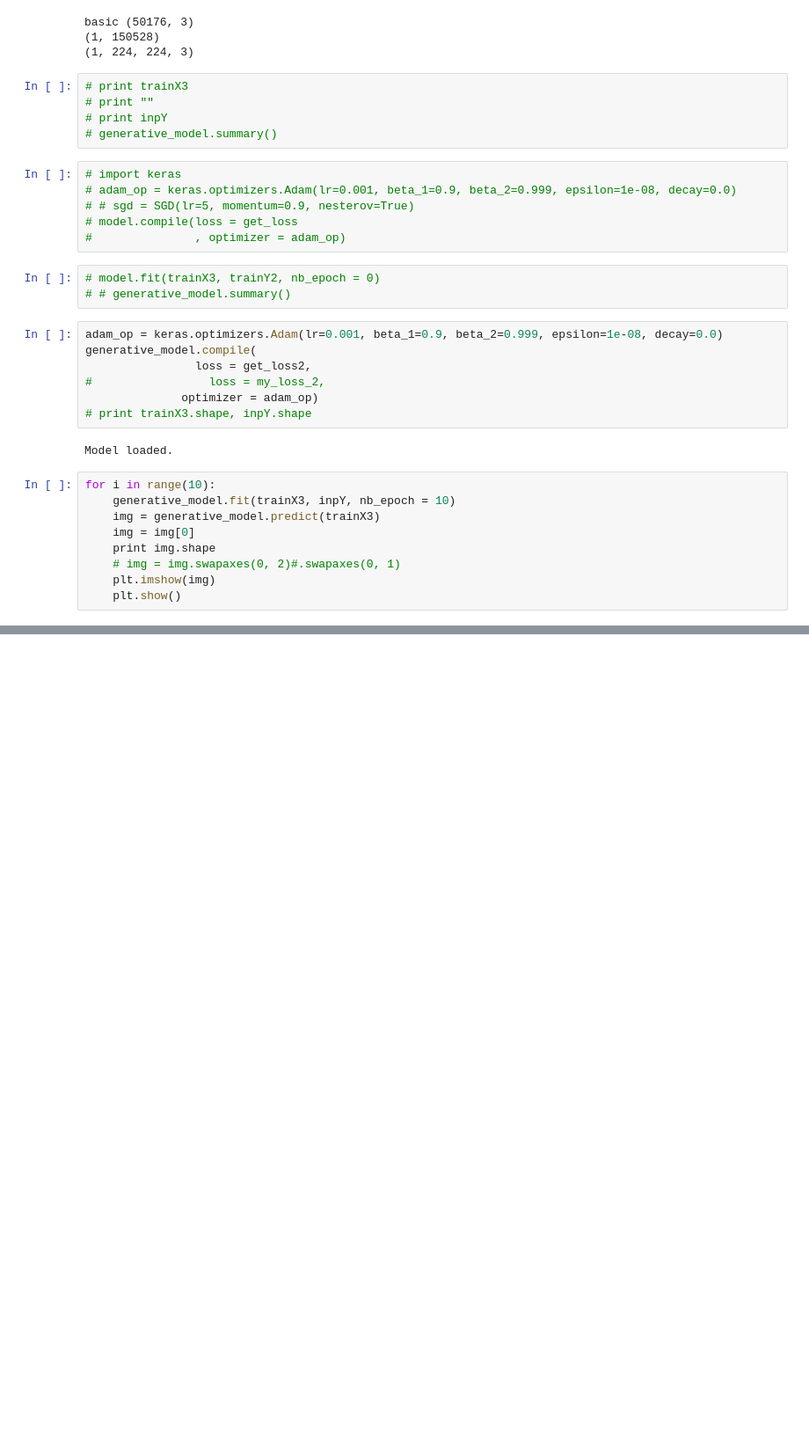
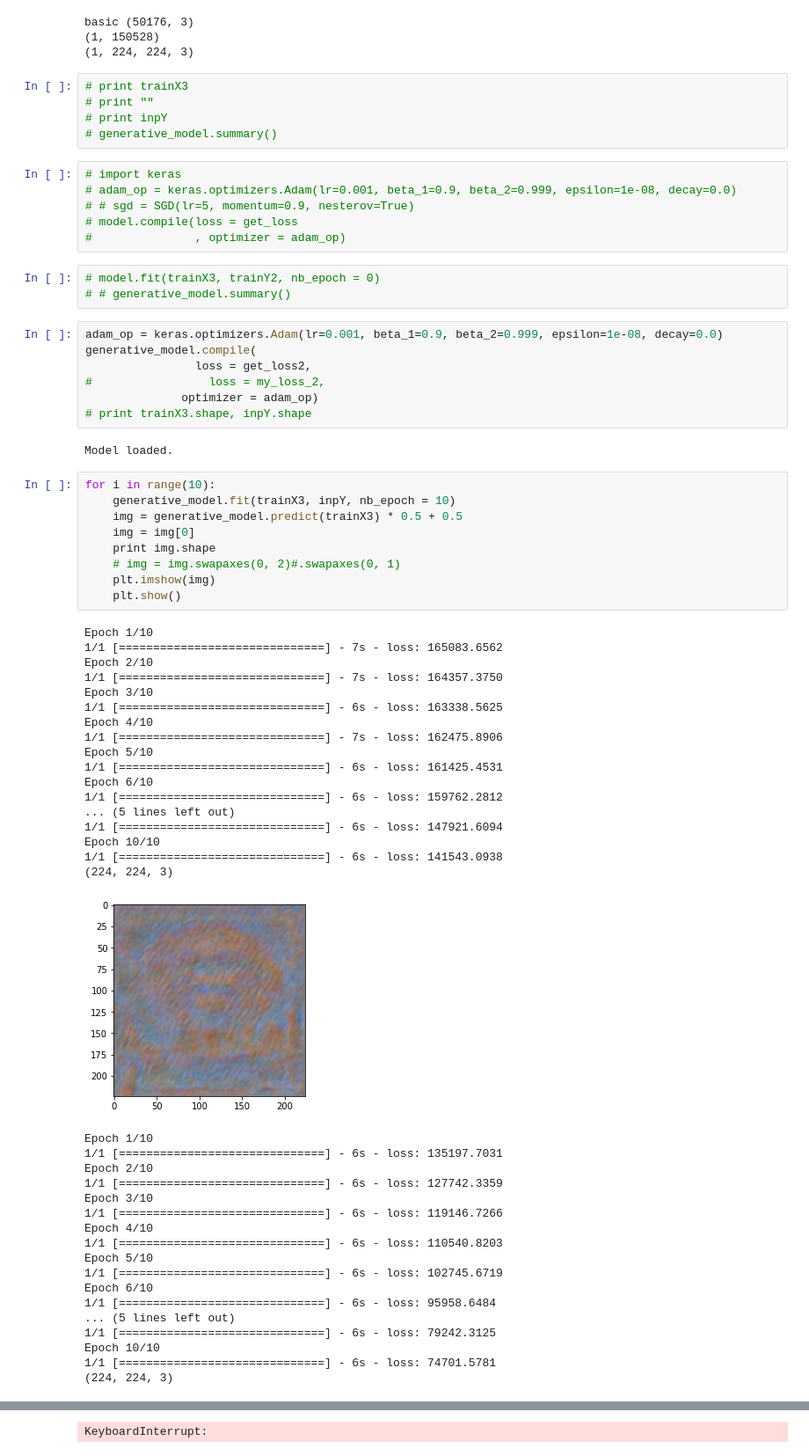
Before and after one commit to aliasvishnu/Generative-Style-Transfer, a Jupyter notebook: GNST-v2.ipynb, the cells around one changed output, grey strips where cells are left out. Shown: that part at 88% size. Saved outputs shown, nothing was run; the diff lists cells and outputs as text; blank space fills up the shorter version.

```diff
--- a/GNST-v2.ipynb
+++ b/GNST-v2.ipynb
@@ -455,9 +495,45 @@ Model loaded.
 # %%
 for i in range(10):
     generative_model.fit(trainX3, inpY, nb_epoch = 10)
-    img = generative_model.predict(trainX3)
+    img = generative_model.predict(trainX3) * 0.5 + 0.5
     img = img[0]
     print img.shape
     # img = img.swapaxes(0, 2)#.swapaxes(0, 1)
     plt.imshow(img)
     plt.show()
+# %% [output]
+Epoch 1/10
+1/1 [==============================] - 7s - loss: 165083.6562
+Epoch 2/10
+1/1 [==============================] - 7s - loss: 164357.3750
+Epoch 3/10
+1/1 [==============================] - 6s - loss: 163338.5625
+Epoch 4/10
+1/1 [==============================] - 7s - loss: 162475.8906
+Epoch 5/10
+1/1 [==============================] - 6s - loss: 161425.4531
+Epoch 6/10
+1/1 [==============================] - 6s - loss: 159762.2812
+... (5 lines left out)
+1/1 [==============================] - 6s - loss: 147921.6094
+Epoch 10/10
+1/1 [==============================] - 6s - loss: 141543.0938
+(224, 224, 3)
+[figure, added]
+Epoch 1/10
+1/1 [==============================] - 6s - loss: 135197.7031
+Epoch 2/10
+1/1 [==============================] - 6s - loss: 127742.3359
+Epoch 3/10
+1/1 [==============================] - 6s - loss: 119146.7266
+Epoch 4/10
+1/1 [==============================] - 6s - loss: 110540.8203
+Epoch 5/10
+1/1 [==============================] - 6s - loss: 102745.6719
+Epoch 6/10
+1/1 [==============================] - 6s - loss: 95958.6484
+... (5 lines left out)
+1/1 [==============================] - 6s - loss: 79242.3125
+Epoch 10/10
+1/1 [==============================] - 6s - loss: 74701.5781
+(224, 224, 3)
@@ -464 +558,2 @@ for i in range(10):
+KeyboardInterrupt:
 # %%
```
Also changed, not shown: parts of 17 cells of this notebook.
